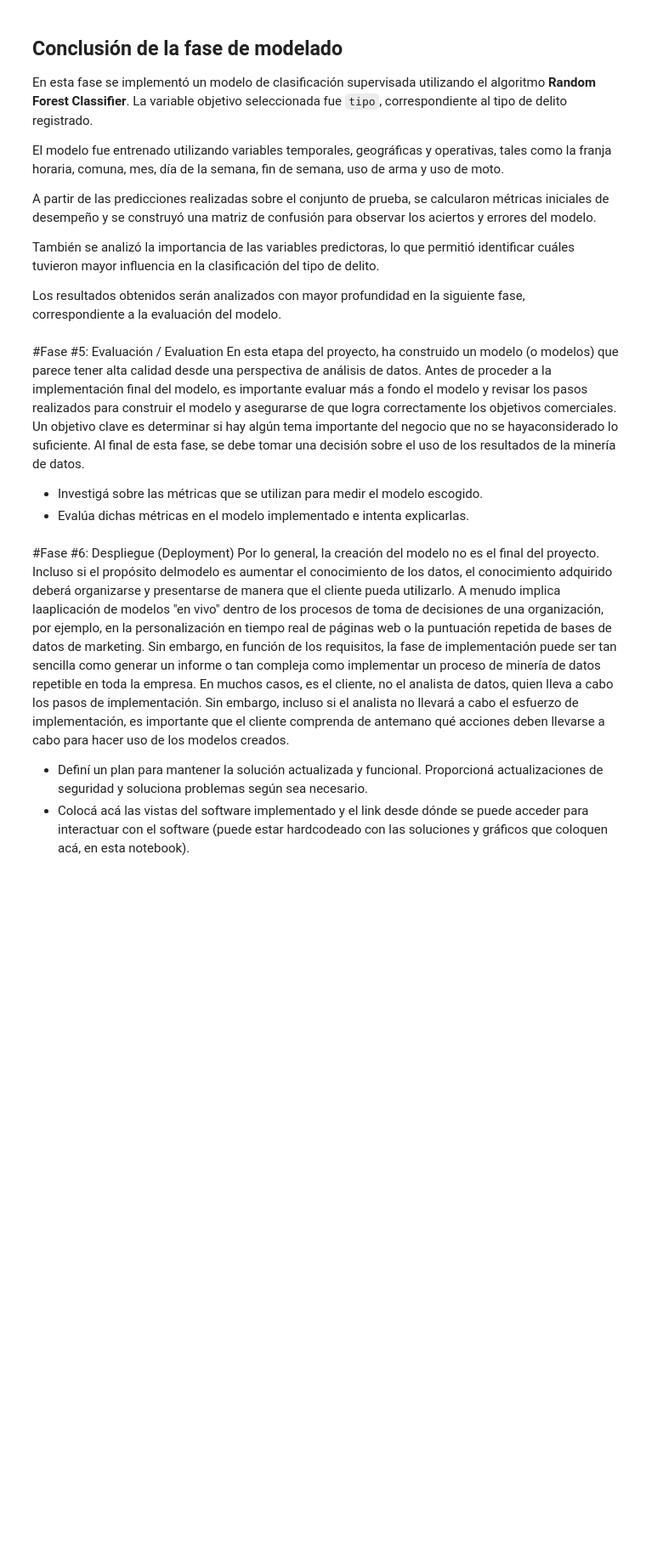
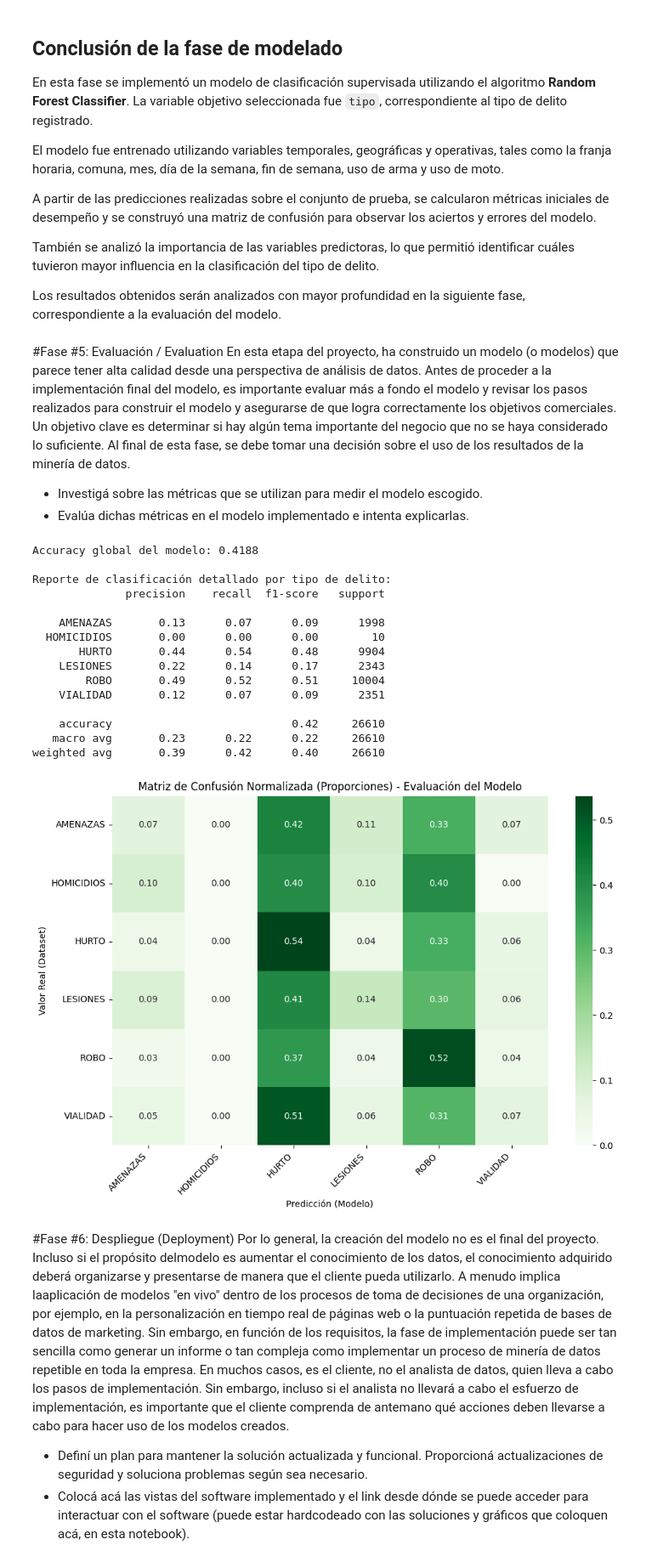
Before and after one commit to ChronosXV/Ingenieria_Software, a Jupyter notebook: Proyecto/UGR_Ing_de_Software_Grupo_2_TP.ipynb, the cells around one changed output. Shown: that part at 85% size. Drawn from its saved outputs; the diff is of its cells as text; code cells hidden in the pictures; blank space fills up the shorter version.

Commit message:
Parte de la FASE 5

```diff
--- a/Proyecto/UGR_Ing_de_Software_Grupo_2_TP.ipynb
+++ b/Proyecto/UGR_Ing_de_Software_Grupo_2_TP.ipynb
@@ -974,6 +968,6 @@ También se analizó la importancia de las variables predictoras, lo que permiti
 Los resultados obtenidos serán analizados con mayor profundidad en la siguiente fase, correspondiente a la evaluación del modelo.
 # %% [markdown]
 #Fase #5: Evaluación / Evaluation
-En esta etapa del proyecto, ha construido un modelo (o modelos) que parece tener alta calidad desde una perspectiva de análisis de datos. Antes de proceder a la implementación final del modelo, es importante evaluar más a fondo el modelo y revisar los pasos realizados para construir el modelo y asegurarse de que logra correctamente los objetivos comerciales. Un objetivo clave es determinar si hay algún tema importante del negocio que no se hayaconsiderado lo suficiente. Al final de esta fase, se debe tomar una decisión sobre el uso de los resultados de la minería de datos.
+En esta etapa del proyecto, ha construido un modelo (o modelos) que parece tener alta calidad desde una perspectiva de análisis de datos. Antes de proceder a la implementación final del modelo, es importante evaluar más a fondo el modelo y revisar los pasos realizados para construir el modelo y asegurarse de que logra correctamente los objetivos comerciales. Un objetivo clave es determinar si hay algún tema importante del negocio que no se haya considerado lo suficiente. Al final de esta fase, se debe tomar una decisión sobre el uso de los resultados de la minería de datos.
 * Investigá sobre las métricas que se utilizan para medir el modelo escogido.
 * Evalúa dichas métricas en el modelo implementado e intenta explicarlas.
@@ -985,3 +974,54 @@ En esta etapa del proyecto, ha construido un modelo (o modelos) que parece tener
+# %%
+# ==========================================================
+# VALIDACIÓN DE MÉTRICAS Y MATRIZ NORMALIZADA - FASE #5
+# ==========================================================
+
+
+print(f"Accuracy global del modelo: {accuracy_score(y_test, y_pred):.4f}\n")
+print("Reporte de clasificación detallado por tipo de delito:")
+print(classification_report(y_test, y_pred, target_names=le.classes_))
+
+# 2. Calcular la matriz de confusión base
+cm = confusion_matrix(y_test, y_pred)
+
+# 3. Normalizar la matriz por fila para obtener los porcentajes de acierto real
+cm_normalizada = cm.astype('float') / cm.sum(axis=1)[:, np.newaxis]
+
+# 4. Graficar la matriz de confusión normalizada
+plt.figure(figsize=(10, 7))
+sns.heatmap(
+    cm_normalizada,
+    annot=True,
+    fmt='.2f',
+    cmap='Greens',
+    xticklabels=le.classes_,
+    yticklabels=le.classes_
+)
+
+plt.title('Matriz de Confusión Normalizada (Proporciones) - Evaluación del Modelo')
+plt.xlabel('Predicción (Modelo)')
+plt.ylabel('Valor Real (Dataset)')
+plt.xticks(rotation=45, ha='right')
+plt.yticks(rotation=0)
+plt.tight_layout()
+plt.show()
+# %% [output]
+Accuracy global del modelo: 0.4188
+
+Reporte de clasificación detallado por tipo de delito:
+              precision    recall  f1-score   support
+
+    AMENAZAS       0.13      0.07      0.09      1998
+  HOMICIDIOS       0.00      0.00      0.00        10
+       HURTO       0.44      0.54      0.48      9904
+    LESIONES       0.22      0.14      0.17      2343
+        ROBO       0.49      0.52      0.51     10004
+    VIALIDAD       0.12      0.07      0.09      2351
+
+    accuracy                           0.42     26610
+   macro avg       0.23      0.22      0.22     26610
+weighted avg       0.39      0.42      0.40     26610
+[figure, added]
 # %% [markdown]
 #Fase #6: Despliegue (Deployment)
 Por lo general, la creación del modelo no es el final del proyecto. Incluso si el propósito delmodelo es aumentar el conocimiento de los datos, el conocimiento adquirido deberá organizarse y presentarse de manera que el cliente pueda utilizarlo. A menudo implica laaplicación de modelos "en vivo" dentro de los procesos de toma de decisiones de una organización, por ejemplo, en la personalización en tiempo real de páginas web o la puntuación repetida de bases de datos de marketing. Sin embargo, en función de los requisitos, la fase de implementación puede ser tan sencilla como generar un informe o tan compleja como implementar un proceso de minería de datos repetible en toda la empresa. En muchos casos, es el cliente, no el analista de datos, quien lleva a cabo los pasos de implementación. Sin embargo, incluso si el analista no llevará a cabo el esfuerzo de implementación, es importante que el cliente comprenda de antemano qué acciones deben llevarse a cabo para hacer uso de los modelos creados.
```
Also changed, not shown: parts of 5 cells of this notebook.
